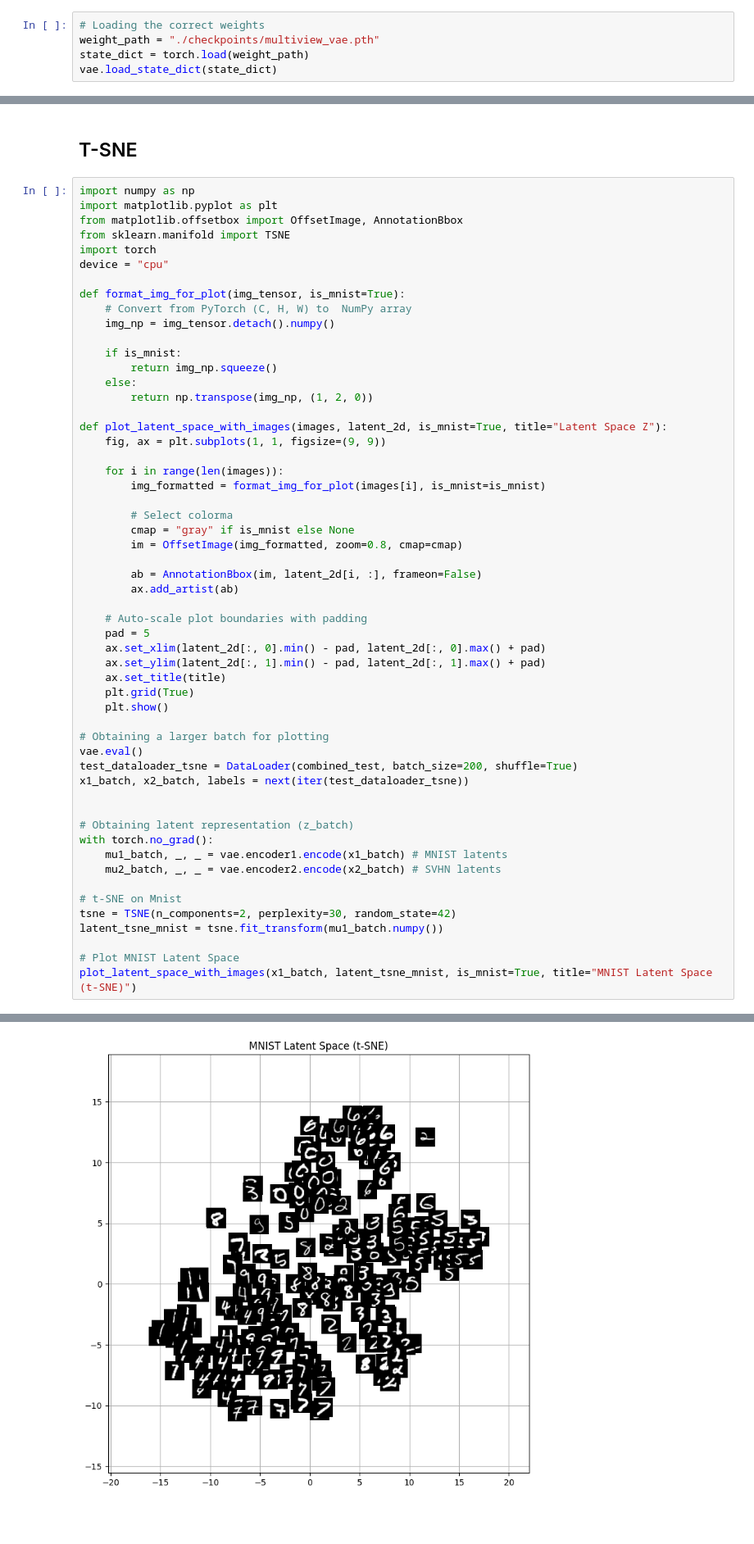
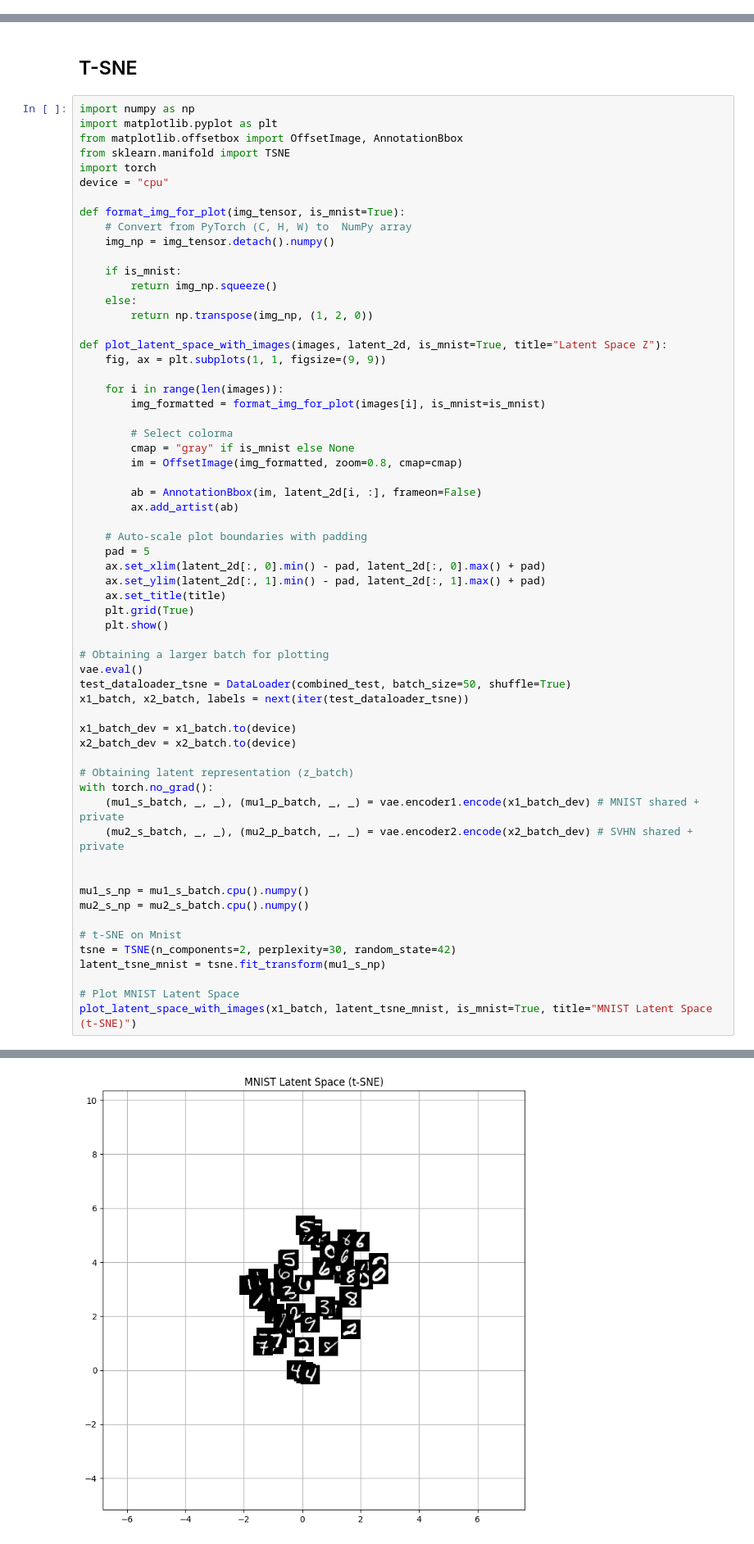
Before and after one commit to alvarodca/MLHealth, a Jupyter notebook: Lab1/generation.ipynb, the cells around one changed output, grey strips where cells are left out. Shown at 82% size. Drawn from its saved outputs; the diff is of its cells as text; blank space fills up the shorter version.

```diff
--- a/Lab1/generation.ipynb
+++ b/Lab1/generation.ipynb
@@ -51,5 +35,0 @@ vae = multiviewVAE(
-# %%
-# Loading the correct weights
-weight_path = "./checkpoints/multiview_vae.pth"
-state_dict = torch.load(weight_path)
-vae.load_state_dict(state_dict)
@@ -300,18 +278,24 @@ def plot_latent_space_with_images(images, latent_2d, is_mnist=True, title="Laten
 
 # Obtaining a larger batch for plotting
 vae.eval()
-test_dataloader_tsne = DataLoader(combined_test, batch_size=200, shuffle=True)
+test_dataloader_tsne = DataLoader(combined_test, batch_size=50, shuffle=True)
 x1_batch, x2_batch, labels = next(iter(test_dataloader_tsne))
 
+x1_batch_dev = x1_batch.to(device)
+x2_batch_dev = x2_batch.to(device)
 
 # Obtaining latent representation (z_batch)
 with torch.no_grad():
-    mu1_batch, _, _ = vae.encoder1.encode(x1_batch) # MNIST latents
-    mu2_batch, _, _ = vae.encoder2.encode(x2_batch) # SVHN latents
+    (mu1_s_batch, _, _), (mu1_p_batch, _, _) = vae.encoder1.encode(x1_batch_dev) # MNIST shared + private
+    (mu2_s_batch, _, _), (mu2_p_batch, _, _) = vae.encoder2.encode(x2_batch_dev) # SVHN shared + private
+
+
+mu1_s_np = mu1_s_batch.cpu().numpy()
+mu2_s_np = mu2_s_batch.cpu().numpy()
 
 # t-SNE on Mnist
 tsne = TSNE(n_components=2, perplexity=30, random_state=42)
-latent_tsne_mnist = tsne.fit_transform(mu1_batch.numpy())
+latent_tsne_mnist = tsne.fit_transform(mu1_s_np)
 
 # Plot MNIST Latent Space
 plot_latent_space_with_images(x1_batch, latent_tsne_mnist, is_mnist=True, title="MNIST Latent Space (t-SNE)")
@@ -333,4 +303,4 @@ Returning the number of logical cores instead. You can silence this warning by s
-[figure, old version]
+[figure, new version]
 # %%
 # t-SNE on SVHN
 tsne = TSNE(n_components=2, perplexity=30, random_state=42)
```
Also changed, not shown: parts of 14 cells of this notebook, 4 other files.
